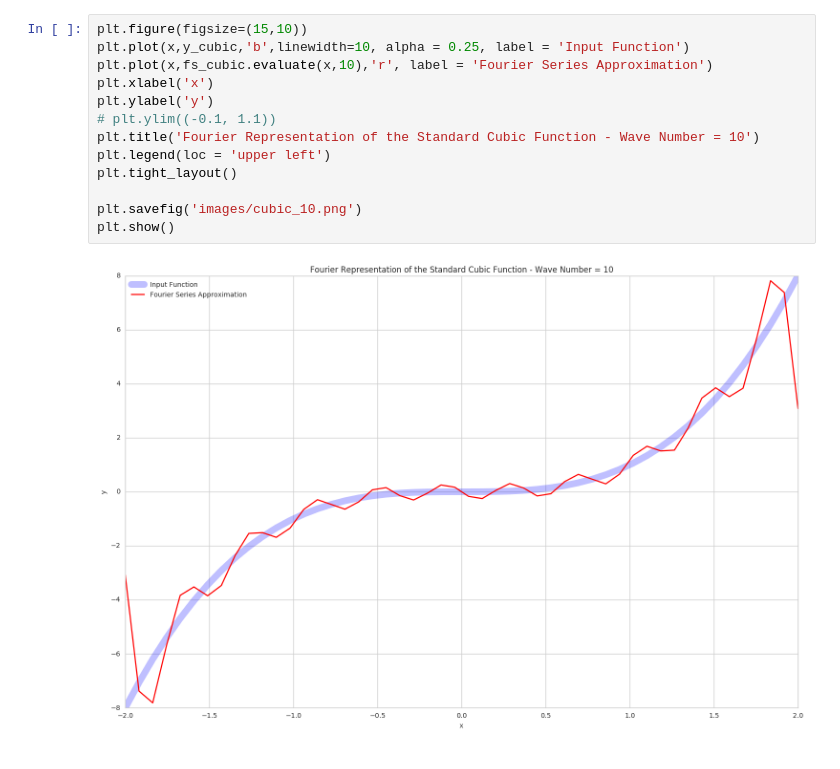
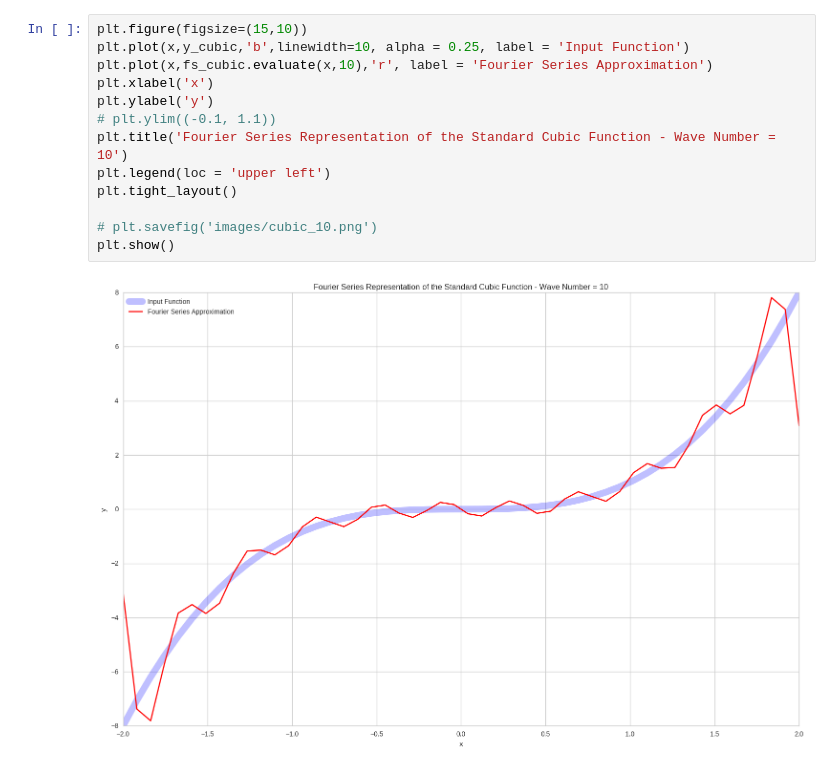
Before and after one commit to jbhersch/fast_fourier_series, a Jupyter notebook: test_ffs.ipynb, the cells around one changed output. Drawn from its saved outputs; the diff is of its cells as text.

```diff
--- a/test_ffs.ipynb
+++ b/test_ffs.ipynb
@@ -63,15 +64,15 @@ plt.show()
 # %%
 plt.figure(figsize=(15,10))
 plt.plot(x,y_cubic,'b',linewidth=10, alpha = 0.25, label = 'Input Function')
 plt.plot(x,fs_cubic.evaluate(x,10),'r', label = 'Fourier Series Approximation')
 plt.xlabel('x')
 plt.ylabel('y')
 # plt.ylim((-0.1, 1.1))
-plt.title('Fourier Representation of the Standard Cubic Function - Wave Number = 10')
+plt.title('Fourier Series Representation of the Standard Cubic Function - Wave Number = 10')
 plt.legend(loc = 'upper left')
 plt.tight_layout()
 
-plt.savefig('images/cubic_10.png')
+# plt.savefig('images/cubic_10.png')
 plt.show()
 # %% [output]
-[figure, old version]
+[figure, new version]
```
Also changed, not shown: parts of 17 cells of this notebook, 11 other files.
